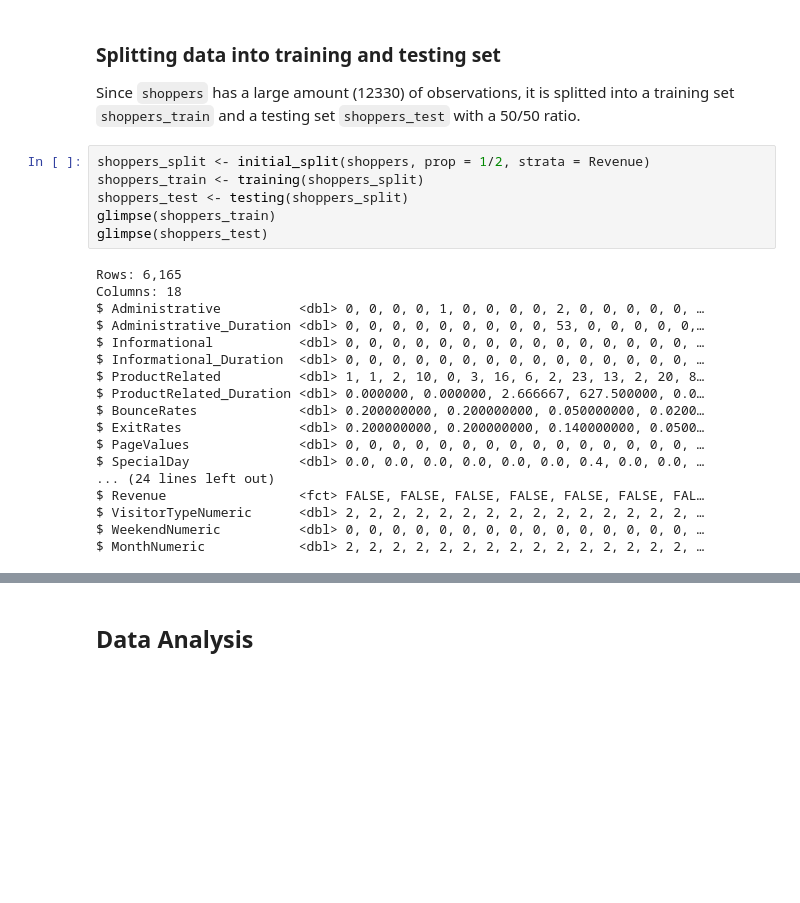
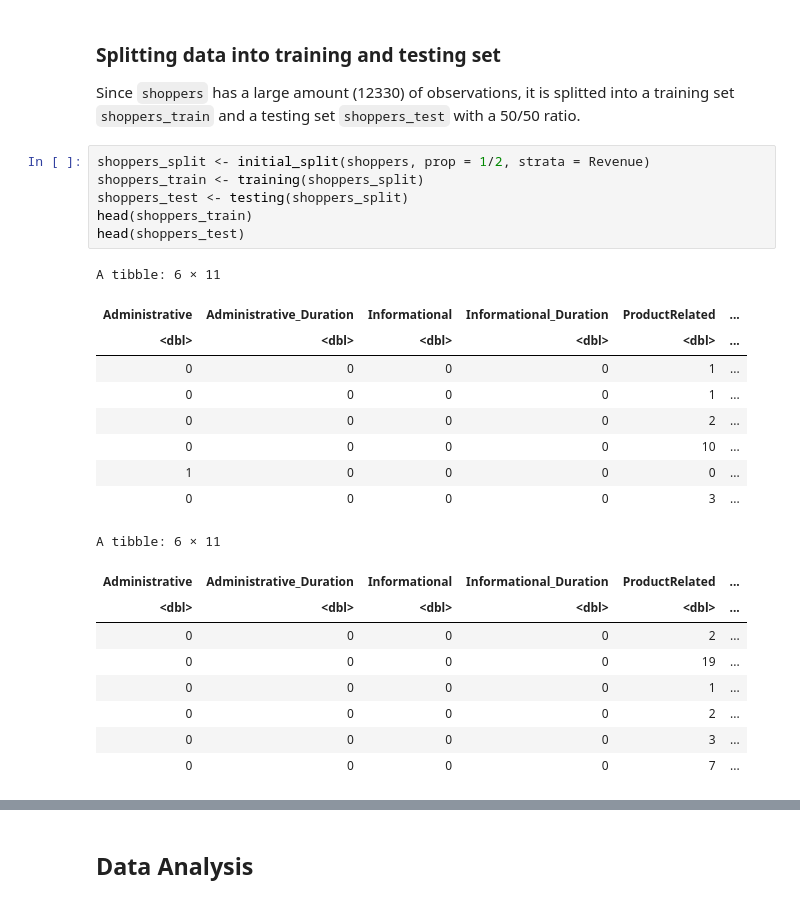
Before and after one commit to ZiyueChloeZhang/DSCI100-Project, a Jupyter notebook: report.ipynb, the cells around one changed output, grey strips where cells are left out. Drawn from its saved outputs; the diff is of its cells as text; blank space fills up the shorter version.

```diff
--- a/report.ipynb
+++ b/report.ipynb
@@ -163,24 +140,25 @@ Since `shoppers` has a large amount (12330) of observations, it is splitted into
 # %%
 shoppers_split <- initial_split(shoppers, prop = 1/2, strata = Revenue)
 shoppers_train <- training(shoppers_split)
 shoppers_test <- testing(shoppers_split)
-glimpse(shoppers_train)
-glimpse(shoppers_test)
+head(shoppers_train)
+head(shoppers_test)
 # %% [output]
-Rows: 6,165
-Columns: 18
-$ Administrative          <dbl> 0, 0, 0, 0, 1, 0, 0, 0, 0, 2, 0, 0, 0, 0, 0, …
-$ Administrative_Duration <dbl> 0, 0, 0, 0, 0, 0, 0, 0, 0, 53, 0, 0, 0, 0, 0,…
-$ Informational           <dbl> 0, 0, 0, 0, 0, 0, 0, 0, 0, 0, 0, 0, 0, 0, 0, …
-$ Informational_Duration  <dbl> 0, 0, 0, 0, 0, 0, 0, 0, 0, 0, 0, 0, 0, 0, 0, …
-$ ProductRelated          <dbl> 1, 1, 2, 10, 0, 3, 16, 6, 2, 23, 13, 2, 20, 8…
-$ ProductRelated_Duration <dbl> 0.000000, 0.000000, 2.666667, 627.500000, 0.0…
-$ BounceRates             <dbl> 0.200000000, 0.200000000, 0.050000000, 0.0200…
-$ ExitRates               <dbl> 0.200000000, 0.200000000, 0.140000000, 0.0500…
-$ PageValues              <dbl> 0, 0, 0, 0, 0, 0, 0, 0, 0, 0, 0, 0, 0, 0, 0, …
-$ SpecialDay              <dbl> 0.0, 0.0, 0.0, 0.0, 0.0, 0.0, 0.4, 0.0, 0.0, …
-... (24 lines left out)
-$ Revenue                 <fct> FALSE, FALSE, FALSE, FALSE, FALSE, FALSE, FAL…
-$ VisitorTypeNumeric      <dbl> 2, 2, 2, 2, 2, 2, 2, 2, 2, 2, 2, 2, 2, 2, 2, …
-$ WeekendNumeric          <dbl> 0, 0, 0, 0, 0, 0, 0, 0, 0, 0, 0, 0, 0, 0, 0, …
-$ MonthNumeric            <dbl> 2, 2, 2, 2, 2, 2, 2, 2, 2, 2, 2, 2, 2, 2, 2, …
+A tibble: 6 × 11
+| Administrative | Administrative_Duration | Informational | Informational_Duration | ProductRelated | ... |
+| <dbl> | <dbl> | <dbl> | <dbl> | <dbl> | ... |
+| 0 | 0 | 0 | 0 | 1 | ... |
+| 0 | 0 | 0 | 0 | 1 | ... |
+| 0 | 0 | 0 | 0 | 2 | ... |
+| 0 | 0 | 0 | 0 | 10 | ... |
+| 1 | 0 | 0 | 0 | 0 | ... |
+| 0 | 0 | 0 | 0 | 3 | ... |
+A tibble: 6 × 11
+| Administrative | Administrative_Duration | Informational | Informational_Duration | ProductRelated | ... |
+| <dbl> | <dbl> | <dbl> | <dbl> | <dbl> | ... |
+| 0 | 0 | 0 | 0 | 2 | ... |
+| 0 | 0 | 0 | 0 | 19 | ... |
+| 0 | 0 | 0 | 0 | 1 | ... |
+| 0 | 0 | 0 | 0 | 2 | ... |
+| 0 | 0 | 0 | 0 | 3 | ... |
+| 0 | 0 | 0 | 0 | 7 | ... |
```
Also changed, not shown: parts of 14 cells of this notebook.
